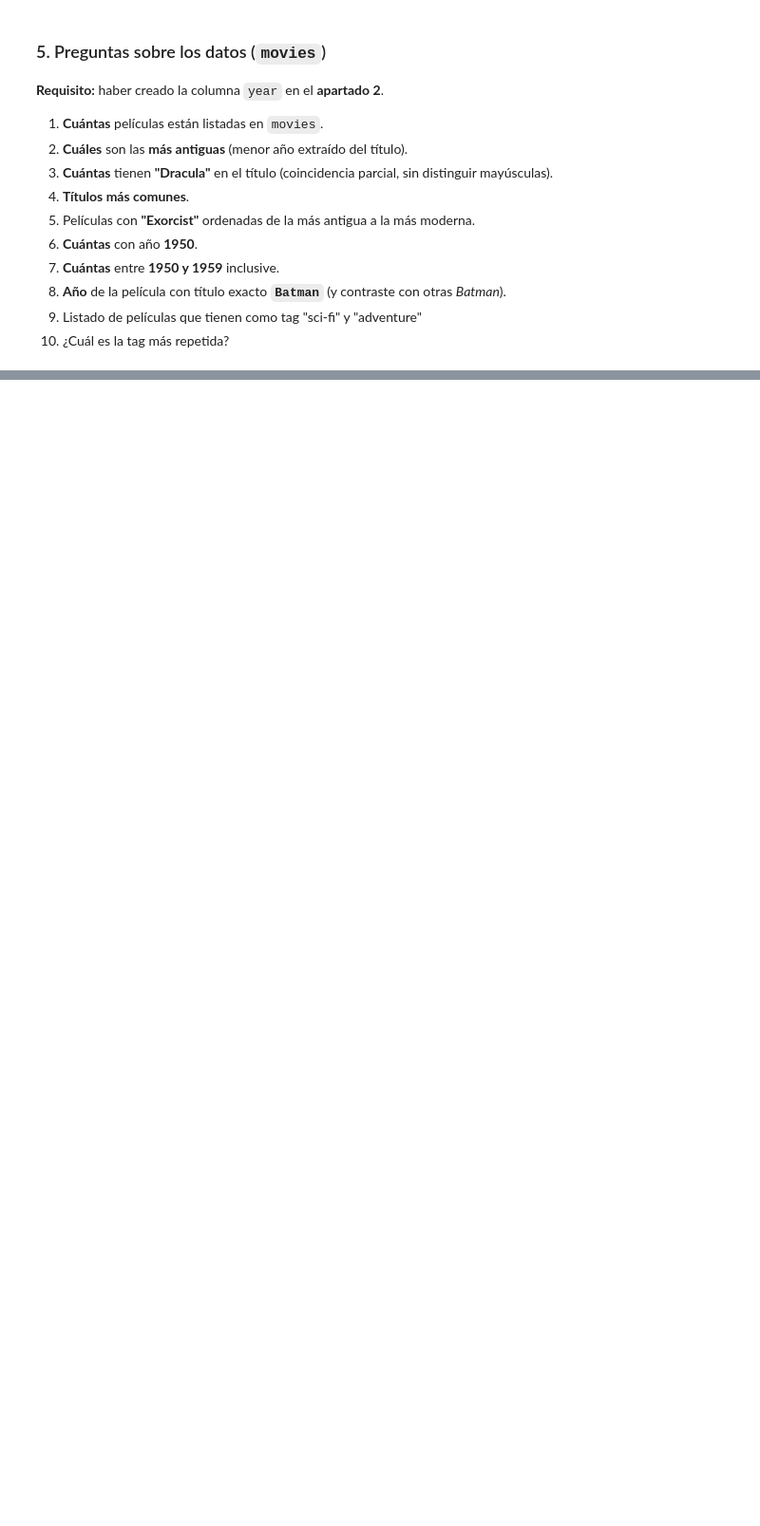
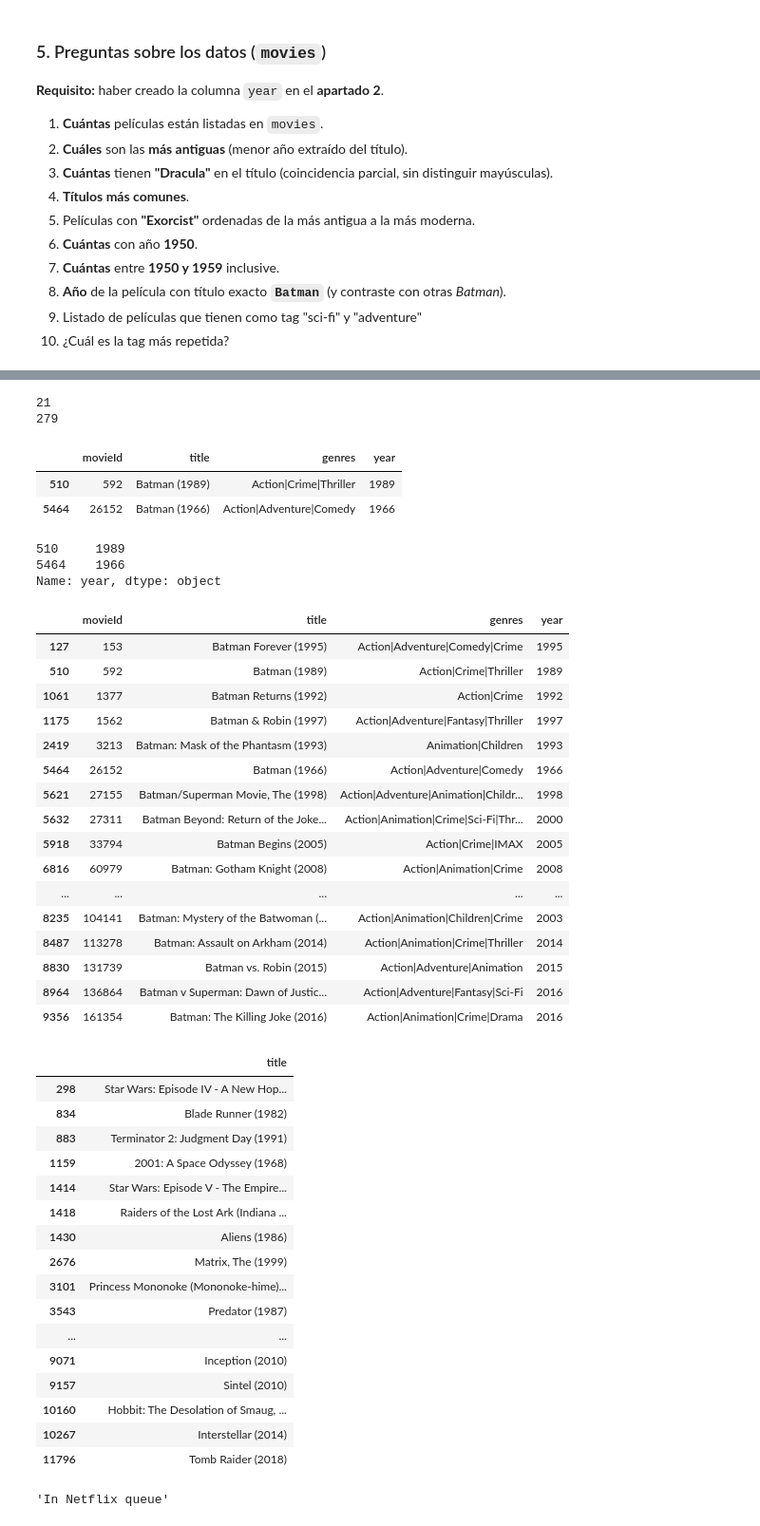
Before and after one commit to rmolinao-stack/bootcamp_AI_copia_local_RMO, a Jupyter notebook: Team_Challenges/TC_01_Sprint_03_04/Team_Challenge_sprint03_04.ipynb, the cells around one changed output, grey strips where cells are left out. Shown at 95% size. Saved outputs shown, nothing was run; the diff lists cells and outputs as text; code cells hidden in the pictures; blank space fills up the shorter version.

```diff
--- a/Team_Challenges/TC_01_Sprint_03_04/Team_Challenge_sprint03_04.ipynb
+++ b/Team_Challenges/TC_01_Sprint_03_04/Team_Challenge_sprint03_04.ipynb
@@ -181,3 +264,30 @@ def year_from_title(titulo: str) -> int:
 10. ¿Cuál es la tag más repetida?
 # %%
 # --- Apartado 5: Preguntas sobre `movies` ---
+
+# 1. **Cuántas** películas están listadas en `movies`.
+print(len(df_movies))
+# 2. **Cuáles** son las **más antiguas** (menor año extraído del título).
+display(df_movies.sort_values("year", ascending=False))
+# 3. **Cuántas** tienen **"Dracula"** en el título (coincidencia parcial, sin distinguir mayúsculas).
+display(df_movies[df_movies["title"].str.find("Dracula") > 0])
+# 4. **Títulos más comunes**.
+display(df_movies["title"].value_counts())
+# 5. Películas con **"Exorcist"** ordenadas de la más antigua a la más moderna.
+display((df_movies[df_movies["title"].str.find("Exorcist") > 0]).sort_values("year", ascending=True))
+# 6. **Cuántas** con año **1950**.
+print(len(df_movies[df_movies["year"] == 1950]))
+# 7. **Cuántas** entre **1950 y 1959** inclusive.
+print(len(df_movies[(df_movies["year"] >= 1950) & (df_movies["year"] <= 1959)]))
+# 8. **Año** de la película con título exacto **`Batman`** (y contraste con otras *Batman*).
+# RAUL: Lista de películas que cumplen
+display(df_movies[df_movies["title"].str[0:-7] == "Batman"])
+# RAUL: Ahora el año.
+display(df_movies[df_movies["title"].str[0:-7] == "Batman"]["year"])
+# RAUL: Contraste con otas Batman
+display(df_movies[df_movies["title"].str[0:6] == "Batman"])
+# 9. Listado de películas que tienen como tag "sci-fi" y "adventure"
+display(df_mov_x_tag.loc[(df_mov_x_tag["tag"] == "sci-fi") | (df_mov_x_tag["tag"] == "adventure"), ["title"]].drop_duplicates())
+# 10. ¿Cuál es la tag más repetida?
+display(df_mov_x_tag["tag"].value_counts().idxmax())
+# %% [output]
@@ -184,3 +328,46 @@ def year_from_title(titulo: str) -> int:
+21
+279
+|  | movieId | title | genres | year |
+| 510 | 592 | Batman (1989) | Action|Crime|Thriller | 1989 |
+| 5464 | 26152 | Batman (1966) | Action|Adventure|Comedy | 1966 |
+510     1989
+5464    1966
+Name: year, dtype: object
+|  | movieId | title | genres | year |
+| 127 | 153 | Batman Forever (1995) | Action|Adventure|Comedy|Crime | 1995 |
+| 510 | 592 | Batman (1989) | Action|Crime|Thriller | 1989 |
+| 1061 | 1377 | Batman Returns (1992) | Action|Crime | 1992 |
+| 1175 | 1562 | Batman & Robin (1997) | Action|Adventure|Fantasy|Thriller | 1997 |
+| 2419 | 3213 | Batman: Mask of the Phantasm (1993) | Animation|Children | 1993 |
+| 5464 | 26152 | Batman (1966) | Action|Adventure|Comedy | 1966 |
+| 5621 | 27155 | Batman/Superman Movie, The (1998) | Action|Adventure|Animation|Childr... | 1998 |
+| 5632 | 27311 | Batman Beyond: Return of the Joke... | Action|Animation|Crime|Sci-Fi|Thr... | 2000 |
+| 5918 | 33794 | Batman Begins (2005) | Action|Crime|IMAX | 2005 |
+| 6816 | 60979 | Batman: Gotham Knight (2008) | Action|Animation|Crime | 2008 |
+| ... | ... | ... | ... | ... |
+| 8235 | 104141 | Batman: Mystery of the Batwoman (... | Action|Animation|Children|Crime | 2003 |
+| 8487 | 113278 | Batman: Assault on Arkham (2014) | Action|Animation|Crime|Thriller | 2014 |
+| 8830 | 131739 | Batman vs. Robin (2015) | Action|Adventure|Animation | 2015 |
+| 8964 | 136864 | Batman v Superman: Dawn of Justic... | Action|Adventure|Fantasy|Sci-Fi | 2016 |
+| 9356 | 161354 | Batman: The Killing Joke (2016) | Action|Animation|Crime|Drama | 2016 |
+|  | title |
+| 298 | Star Wars: Episode IV - A New Hop... |
+| 834 | Blade Runner (1982) |
+| 883 | Terminator 2: Judgment Day (1991) |
+| 1159 | 2001: A Space Odyssey (1968) |
+| 1414 | Star Wars: Episode V - The Empire... |
+| 1418 | Raiders of the Lost Ark (Indiana ... |
+| 1430 | Aliens (1986) |
+| 2676 | Matrix, The (1999) |
+| 3101 | Princess Mononoke (Mononoke-hime)... |
+| 3543 | Predator (1987) |
+| ... | ... |
+| 9071 | Inception (2010) |
+| 9157 | Sintel (2010) |
+| 10160 | Hobbit: The Desolation of Smaug, ... |
+| 10267 | Interstellar (2014) |
+| 11796 | Tomb Raider (2018) |
+'In Netflix queue'
 # %% [markdown]
 ## Parte 2: Petición HTTP a la API de TMDB
 
```
Also changed, not shown: parts of 5 cells of this notebook, 1 other file.
